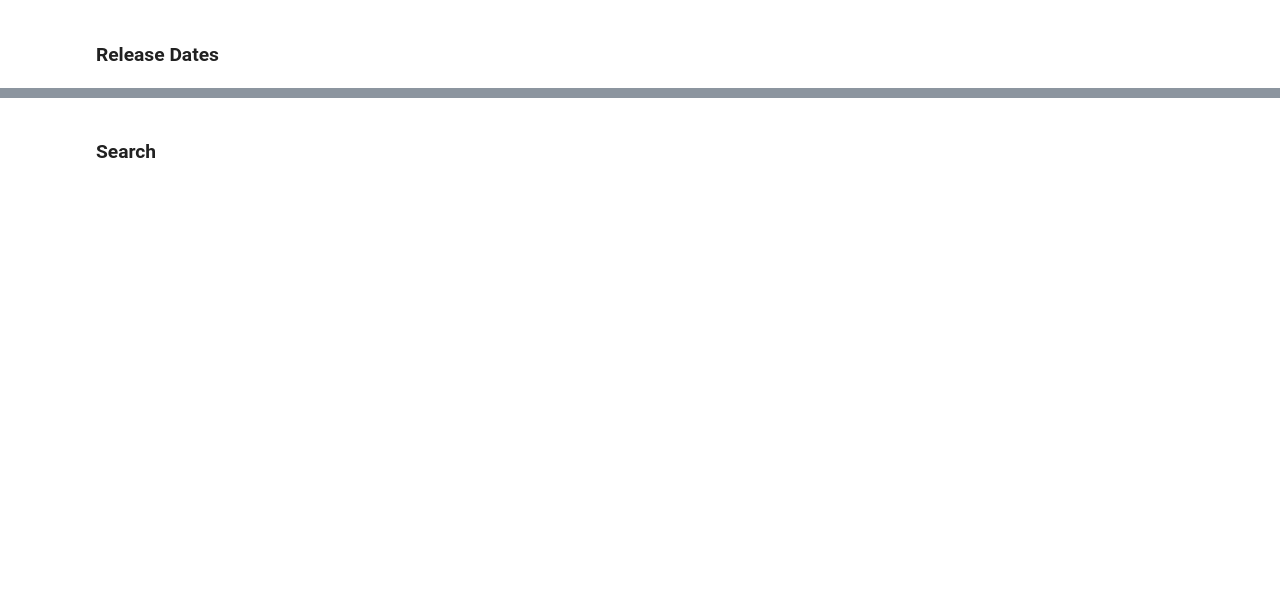
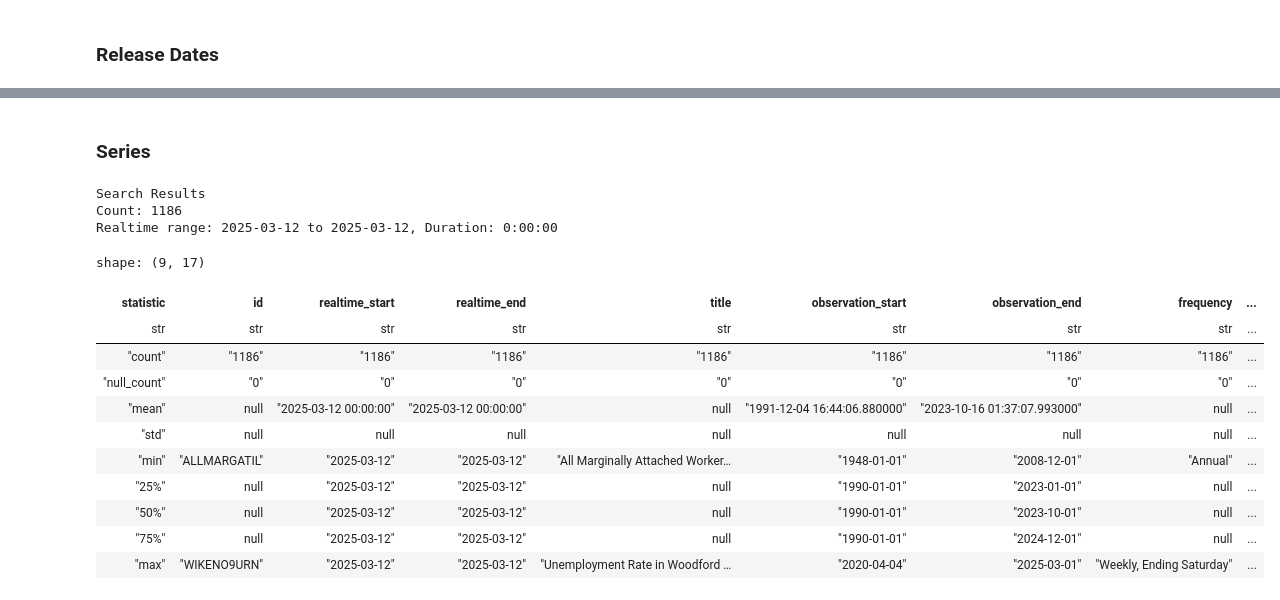
Before and after one commit to coryhuebner-oci/fred-data, a Jupyter notebook: notebooks/exploration.ipynb, the cells around one changed output, grey strips where cells are left out. Saved outputs shown, nothing was run; the diff lists cells and outputs as text; code cells hidden in the pictures; blank space fills up the shorter version.

Commit message:
implemented series search

```diff
--- a/notebooks/exploration.ipynb
+++ b/notebooks/exploration.ipynb
@@ -91,2 +159,37 @@ release_dates_over_time_df.describe()
 # %% [markdown]
-### Search
+### Series
+# %%
+# Get series search results from the API
+import polars as pl
+
+from fred_data.series import get_search_results
+
+search_text = "illinois unemployment"
+
+search_results = get_search_results(
+    fred_client,
+    search_text=search_text,
+)
+search_results_df = search_results.series
+
+print(f"Search Results")
+print(f"Count: {search_results.count}")
+print(f"Realtime range: {search_results.realtime_start} to {search_results.realtime_end}, Duration: {search_results.realtime_end - search_results.realtime_start}")
+search_results_df_summary = pl.DataFrame() if search_results_df.is_empty() else search_results_df.describe()
+search_results_df_summary
+# %% [output]
+Search Results
+Count: 1186
+Realtime range: 2025-03-12 to 2025-03-12, Duration: 0:00:00
+shape: (9, 17)
+| statistic | id | realtime_start | realtime_end | title | observation_start | observation_end | frequency | ... |
+| str | str | str | str | str | str | str | str | ... |
+| "count" | "1186" | "1186" | "1186" | "1186" | "1186" | "1186" | "1186" | ... |
+| "null_count" | "0" | "0" | "0" | "0" | "0" | "0" | "0" | ... |
+| "mean" | null | "2025-03-12 00:00:00" | "2025-03-12 00:00:00" | null | "1991-12-04 16:44:06.880000" | "2023-10-16 01:37:07.993000" | null | ... |
+| "std" | null | null | null | null | null | null | null | ... |
+| "min" | "ALLMARGATIL" | "2025-03-12" | "2025-03-12" | "All Marginally Attached Worker… | "1948-01-01" | "2008-12-01" | "Annual" | ... |
+| "25%" | null | "2025-03-12" | "2025-03-12" | null | "1990-01-01" | "2023-01-01" | null | ... |
+| "50%" | null | "2025-03-12" | "2025-03-12" | null | "1990-01-01" | "2023-10-01" | null | ... |
+| "75%" | null | "2025-03-12" | "2025-03-12" | null | "1990-01-01" | "2024-12-01" | null | ... |
+| "max" | "WIKENO9URN" | "2025-03-12" | "2025-03-12" | "Unemployment Rate in Woodford … | "2020-04-04" | "2025-03-01" | "Weekly, Ending Saturday" | ... |
```
Also changed, not shown: parts of 5 cells of this notebook, 4 other files.
